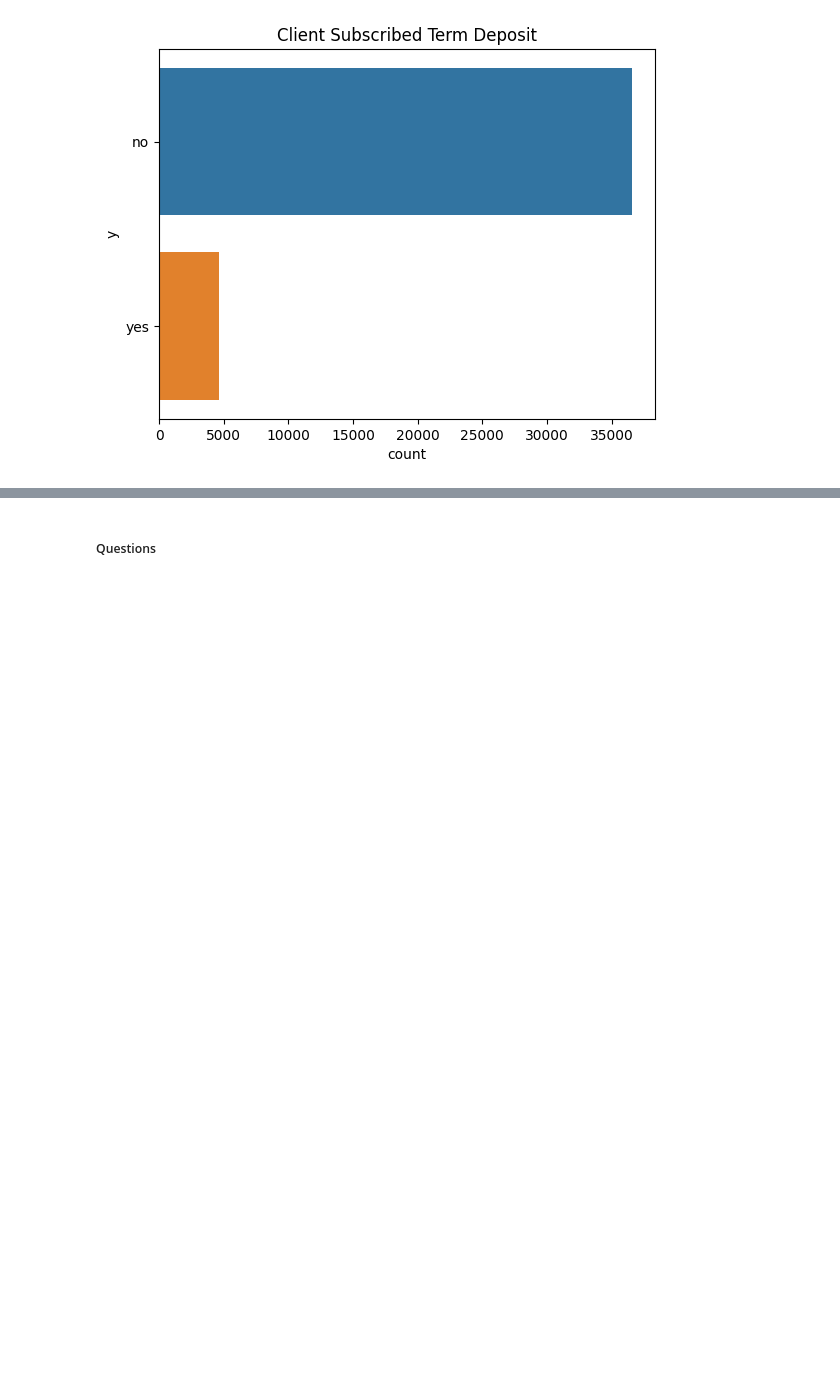
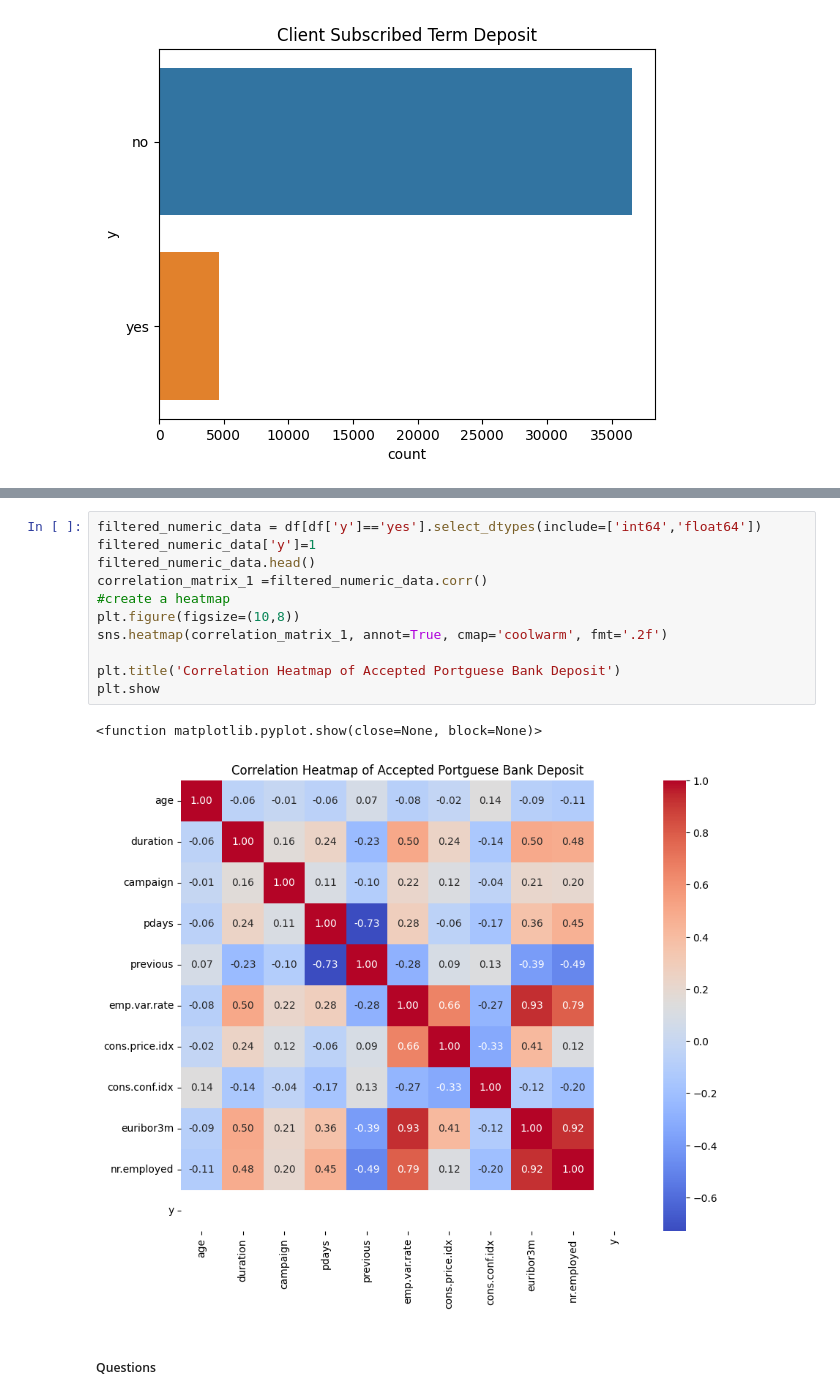
Before and after one commit to SatishKV/UCB-assignment-17, a Jupyter notebook: prompt_III.ipynb, the cells around one changed output, grey strips where cells are left out. Drawn from its saved outputs; the diff is of its cells as text; blank space fills up the shorter version.

```diff
--- a/prompt_III.ipynb
+++ b/prompt_III.ipynb
@@ -433,5 +446,19 @@ plt.show
 # %% [output]
 <function matplotlib.pyplot.show(close=None, block=None)>
 [figure]
+# %%
+filtered_numeric_data = df[df['y']=='yes'].select_dtypes(include=['int64','float64'])
+filtered_numeric_data['y']=1
+filtered_numeric_data.head()
+correlation_matrix_1 =filtered_numeric_data.corr()
+#create a heatmap
+plt.figure(figsize=(10,8))
+sns.heatmap(correlation_matrix_1, annot=True, cmap='coolwarm', fmt='.2f')
+
+plt.title('Correlation Heatmap of Accepted Portguese Bank Deposit')
+plt.show
+# %% [output]
+<function matplotlib.pyplot.show(close=None, block=None)>
+[figure, added]
 # %% [markdown]
 ##### Questions
```
Also changed, not shown: parts of 7 cells of this notebook.
